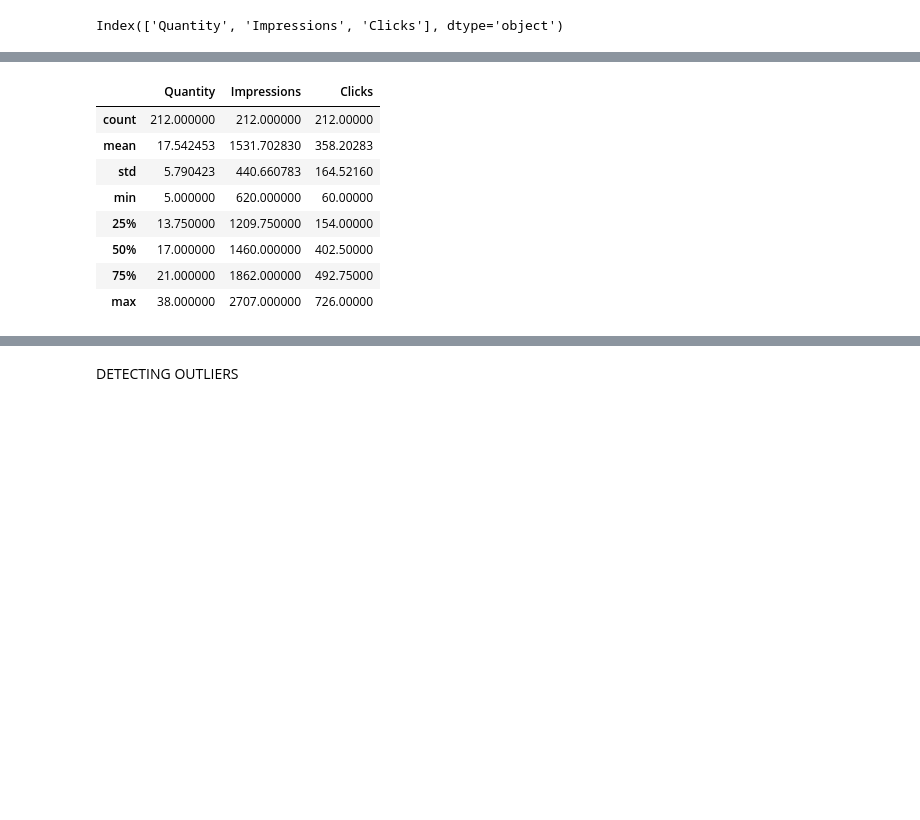
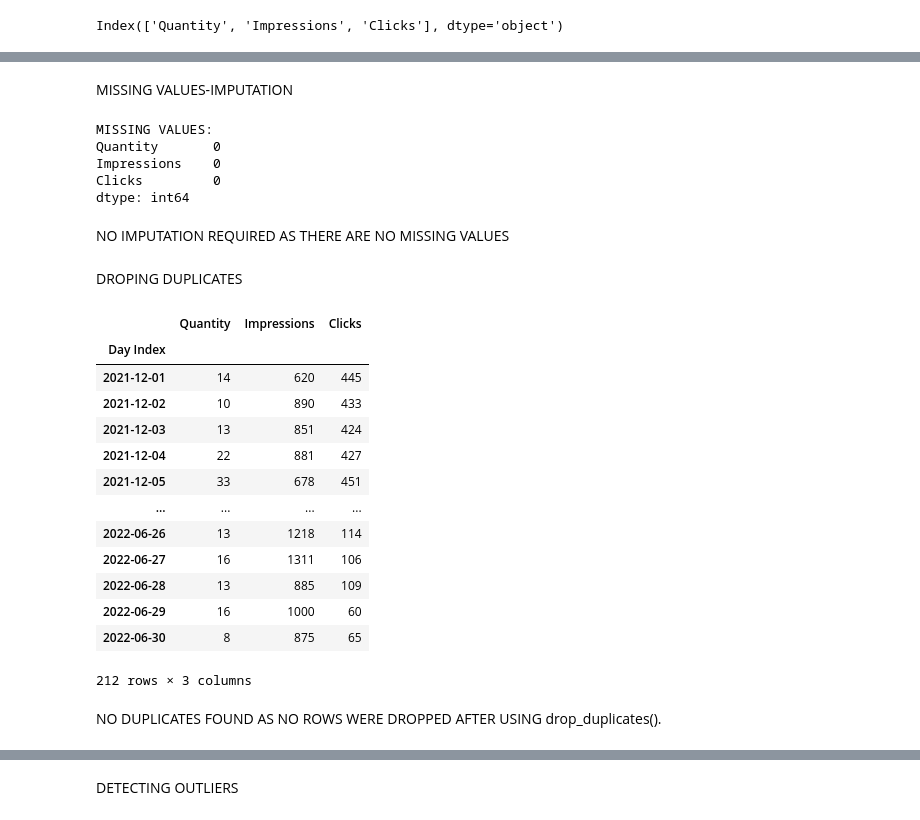
Before and after one commit to Chris-Joy26/Chris-Infosys-Nov24, a Jupyter notebook: WEEK2.ipynb, the cells around one changed output, grey strips where cells are left out. Drawn from its saved outputs; the diff is of its cells as text; code cells hidden in the pictures; blank space fills up the shorter version.

```diff
--- a/WEEK2.ipynb
+++ b/WEEK2.ipynb
@@ -123,2 +114,0 @@ HANDLING MISSING VALUES BY DROPING THOSE ROWS
-# %%
-masterdata=masterdata.dropna()
@@ -191,12 +401,35 @@ STATISTICS OF EACH COLUMN.
+# %% [markdown]
+MISSING VALUES-IMPUTATION
+# %%
+print("MISSING VALUES:")
+missingrows_count=masterdata.isnull().sum()
+print(missingrows_count)
+# %% [output]
+MISSING VALUES:
+Quantity       0
+Impressions    0
+Clicks         0
+dtype: int64
+# %% [markdown]
+NO IMPUTATION REQUIRED AS THERE ARE NO MISSING VALUES
+# %% [markdown]
+DROPING DUPLICATES
 # %%
-masterdata.describe()
+masterdata.drop_duplicates()
 # %% [output]
 |  | Quantity | Impressions | Clicks |
-| count | 212.000000 | 212.000000 | 212.00000 |
-| mean | 17.542453 | 1531.702830 | 358.20283 |
-| std | 5.790423 | 440.660783 | 164.52160 |
-| min | 5.000000 | 620.000000 | 60.00000 |
-| 25% | 13.750000 | 1209.750000 | 154.00000 |
-| 50% | 17.000000 | 1460.000000 | 402.50000 |
-| 75% | 21.000000 | 1862.000000 | 492.75000 |
-| max | 38.000000 | 2707.000000 | 726.00000 |
+| Day Index |  |  |  |
+| 2021-12-01 | 14 | 620 | 445 |
+| 2021-12-02 | 10 | 890 | 433 |
+| 2021-12-03 | 13 | 851 | 424 |
+| 2021-12-04 | 22 | 881 | 427 |
+| 2021-12-05 | 33 | 678 | 451 |
+| ... | ... | ... | ... |
+| 2022-06-26 | 13 | 1218 | 114 |
+| 2022-06-27 | 16 | 1311 | 106 |
+| 2022-06-28 | 13 | 885 | 109 |
+| 2022-06-29 | 16 | 1000 | 60 |
+| 2022-06-30 | 8 | 875 | 65 |
+212 rows × 3 columns
+# %% [markdown]
+NO DUPLICATES FOUND AS NO ROWS WERE DROPPED AFTER USING drop_duplicates().
```
Also changed, not shown: parts of 30 cells of this notebook.
